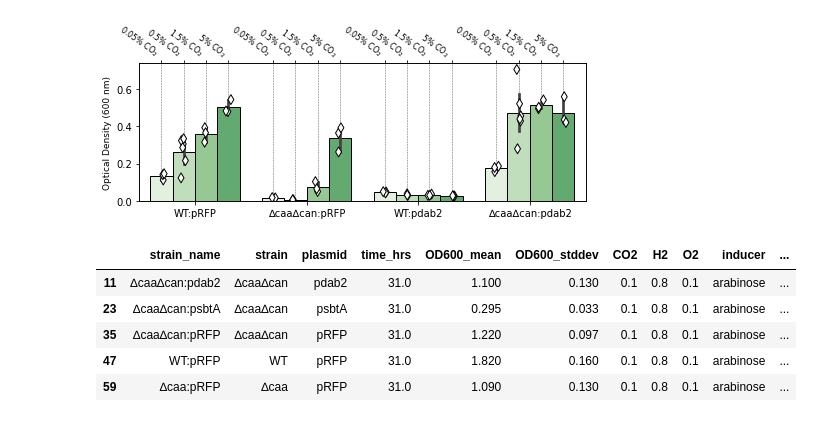
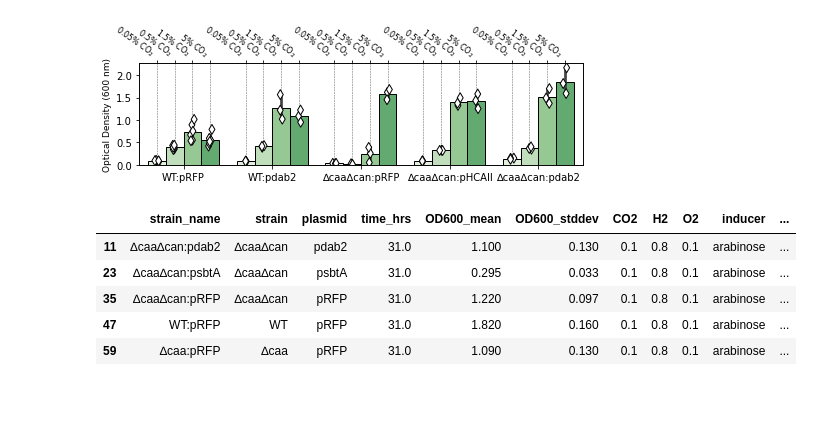
Before and after one commit to flamholz/ccm_evolution, a Jupyter notebook: notebooks/Fig5_Reutropha.ipynb, the cells around one changed output. Cells and saved outputs as stored; diff of their text form; code cells hidden in the pictures.

Commit message:
add notebooks for figure 3 and modeling.

```diff
--- a/notebooks/Fig5_Reutropha.ipynb
+++ b/notebooks/Fig5_Reutropha.ipynb
@@ -10,6 +8,7 @@ import pandas as pd
 import seaborn as sns
 from matplotlib import pyplot as plt
 # %%
-endpoint_df = pd.read_excel('data/Reutropha/JP_Reutropha_endpoint.xlsx')
+# ODs data are already blanked
+endpoint_df = pd.read_excel('data/Reutropha/062021_JP_Reutropha_endpoint.xlsx')
 endpoint_df['CO2_str'] = ['{0:.2g}%'.format(100*v) for v in endpoint_df['CO2']]
-endpoint_df
+endpoint_df.head()
@@ -34,39 +60,39 @@ endpoint_df
 # %%
 greys = sns.color_palette('Greys')
 greens = sns.color_palette('Greens')
-plt.figure(figsize=(7,3))
+plt.figure(figsize=(7,2.5))
 
 CO2_order = '0.05%,0.5%,1.5%,5%'.split(',')
-strains = 'WT:pRFP,∆caa∆can:pRFP,WT:pdab2,∆caa∆can:pdab2'.split(',')
+strains = 'WT:pRFP,WT:pdab2,∆caa∆can:pRFP,∆caa∆can:pHCAII,∆caa∆can:pdab2'.split(',')
 ax = sns.barplot(data=endpoint_df, y='OD600', x='strain_name', hue='CO2_str', order=strains, hue_order=CO2_order,
                  dodge=0.5, edgecolor='k', palette=greens)
 
 strip_pal = ['w']*4
 sns.stripplot(data=endpoint_df, y='OD600', x='strain_name', hue='CO2_str', order=strains, hue_order=CO2_order, dodge=0.5,
               size=7, marker='d', edgecolor='k', linewidth=1, palette=strip_pal)
 
 plt.legend().set_visible(False)
 plt.ylabel('Optical Density (600 nm)', fontsize=9)
 plt.xlabel('')
 plt.xticks()
 
 xticks = np.arange(0, 0.8, 0.2) - 0.3
-xticks = np.hstack([xticks, xticks+1, xticks+2, xticks+3])
-xtick_str = '0.05% CO$_2$,0.5% CO$_2$,1.5% CO$_2$,5% CO$_2$'.split(',')*4
+xticks = np.hstack([xticks, xticks+1, xticks+2, xticks+3, xticks+4])
+xtick_str = '0.05% CO$_2$,0.5% CO$_2$,1.5% CO$_2$,5% CO$_2$'.split(',')*5
 for xpos in xticks:
     plt.axvline(xpos, ls='--', lw=0.5, zorder=-1, color=greys[-2])
 
 axT = ax.twiny()
 plt.sca(axT)
 plt.xticks(xticks, xtick_str, ha='right', rotation=-35, fontsize=8)
 plt.tick_params(pad=0)
 plt.xlim(ax.get_xlim())
 
 plt.tight_layout()
 plt.savefig('figures/fig5/fig5.png', dpi=600, facecolor='w')
 plt.show()
 # %% [output]
-[figure, old version]
+[figure, new version]
 # %%
 # Kinetic data at 10% CO2.
 kin_df = pd.read_excel('data/Reutropha/JP_Reutropha_kinetics_10pctCO2.xlsx')
```
Also changed, not shown: parts of 3 cells of this notebook, 3 other files.
